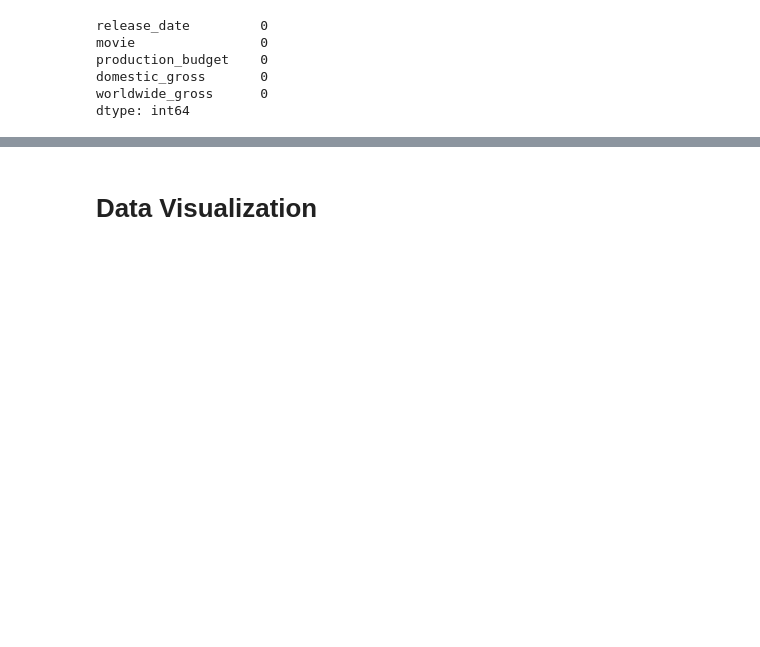
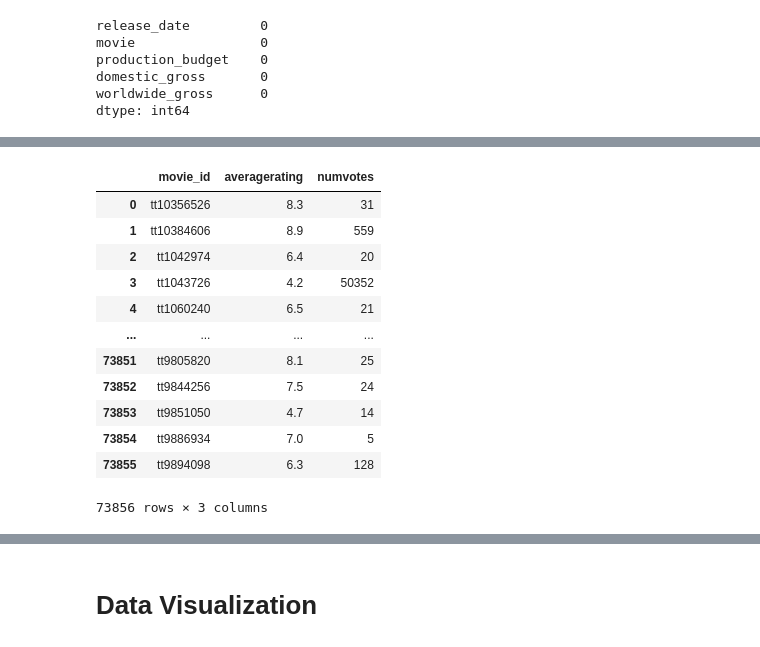
Before and after one commit to Harry-Atulah/dsc-phase-1-project-v2-4, a Jupyter notebook: student.ipynb, the cells around one changed output, grey strips where cells are left out. Cells and saved outputs as stored; diff of their text form; code cells hidden in the pictures; blank space fills up the shorter version.

```diff
--- a/student.ipynb
+++ b/student.ipynb
@@ -200,0 +208,17 @@ dtype: object
+# %%
+movie_ratings = pd.read_sql("SELECT * FROM movie_ratings;", conn)
+movie_ratings
+# %% [output]
+|  | movie_id | averagerating | numvotes |
+| 0 | tt10356526 | 8.3 | 31 |
+| 1 | tt10384606 | 8.9 | 559 |
+| 2 | tt1042974 | 6.4 | 20 |
+| 3 | tt1043726 | 4.2 | 50352 |
+| 4 | tt1060240 | 6.5 | 21 |
+| ... | ... | ... | ... |
+| 73851 | tt9805820 | 8.1 | 25 |
+| 73852 | tt9844256 | 7.5 | 24 |
+| 73853 | tt9851050 | 4.7 | 14 |
+| 73854 | tt9886934 | 7.0 | 5 |
+| 73855 | tt9894098 | 6.3 | 128 |
+73856 rows × 3 columns
```
Also changed, not shown: parts of 21 cells of this notebook.
